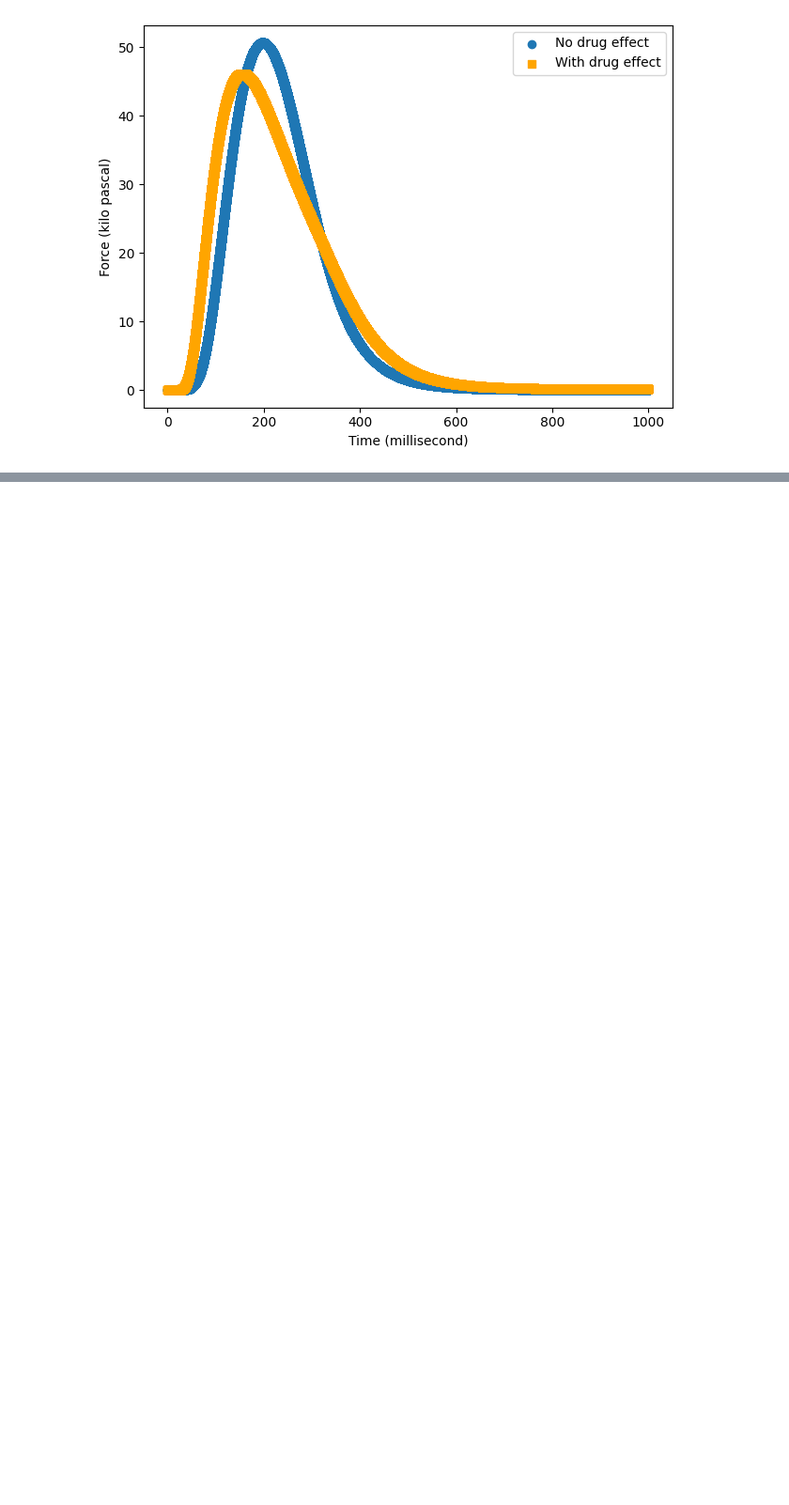
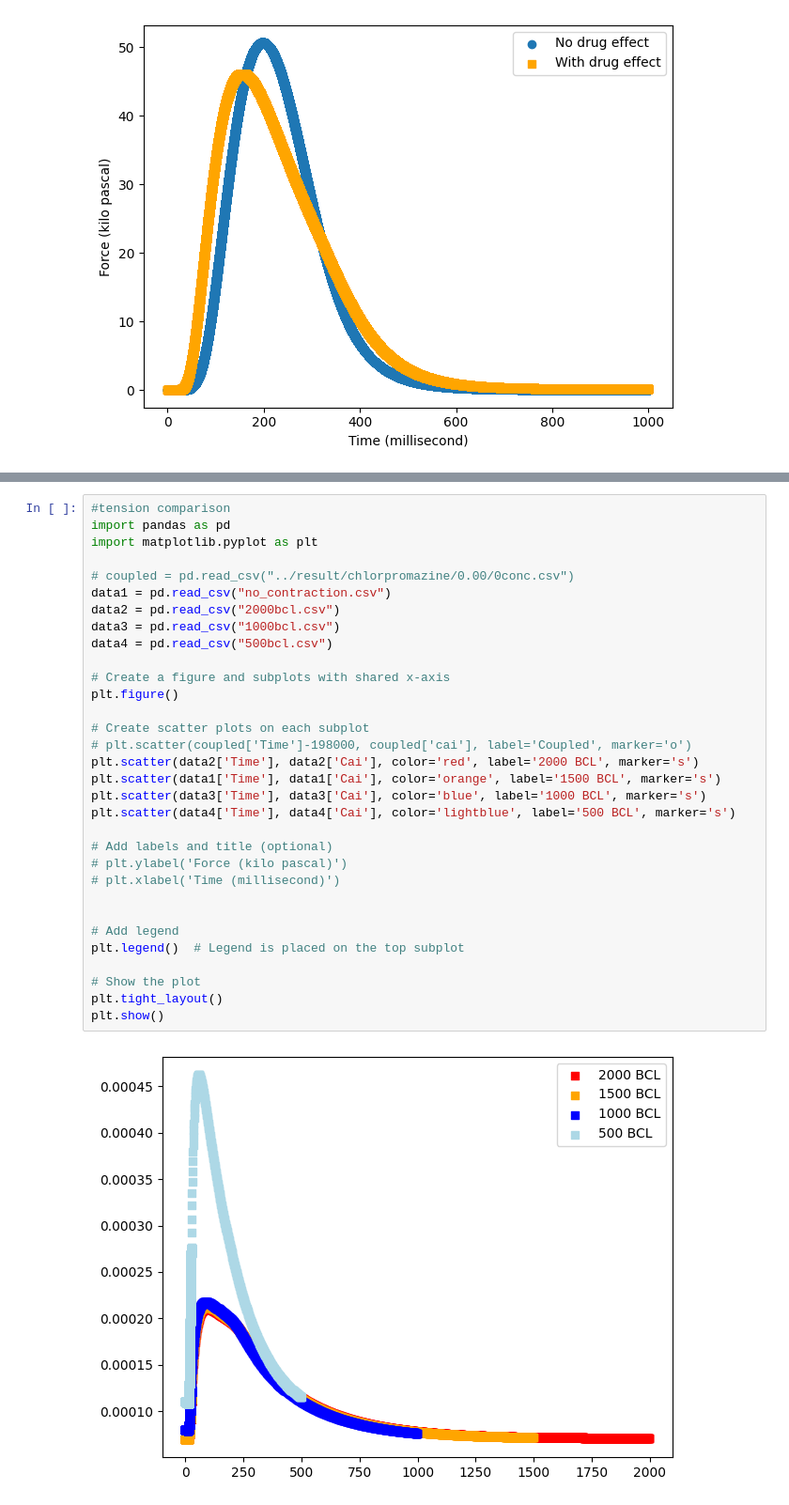
Before and after one commit to kit-cml/EC_Coupling, a Jupyter notebook: bin/plotting.ipynb, the cells around one changed output, grey strips where cells are left out. Shown at 94% size. Cells and saved outputs as stored; diff of their text form; blank space fills up the shorter version.

```diff
--- a/bin/plotting.ipynb
+++ b/bin/plotting.ipynb
@@ -141,0 +142,34 @@ plt.show()
+# %%
+#tension comparison
+import pandas as pd
+import matplotlib.pyplot as plt
+
+# coupled = pd.read_csv("../result/chlorpromazine/0.00/0conc.csv")
+data1 = pd.read_csv("no_contraction.csv")
+data2 = pd.read_csv("2000bcl.csv")
+data3 = pd.read_csv("1000bcl.csv")
+data4 = pd.read_csv("500bcl.csv")
+
+# Create a figure and subplots with shared x-axis
+plt.figure()
+
+# Create scatter plots on each subplot
+# plt.scatter(coupled['Time']-198000, coupled['cai'], label='Coupled', marker='o')
+plt.scatter(data2['Time'], data2['Cai'], color='red', label='2000 BCL', marker='s')
+plt.scatter(data1['Time'], data1['Cai'], color='orange', label='1500 BCL', marker='s')
+plt.scatter(data3['Time'], data3['Cai'], color='blue', label='1000 BCL', marker='s')
+plt.scatter(data4['Time'], data4['Cai'], color='lightblue', label='500 BCL', marker='s')
+
+# Add labels and title (optional)
+# plt.ylabel('Force (kilo pascal)')
+# plt.xlabel('Time (millisecond)')
+
+
+# Add legend
+plt.legend()  # Legend is placed on the top subplot
+
+# Show the plot
+plt.tight_layout()
+plt.show()
+# %% [output]
+[figure, added]
```
Also changed, not shown: parts of 1 cell of this notebook, 4 other files.
